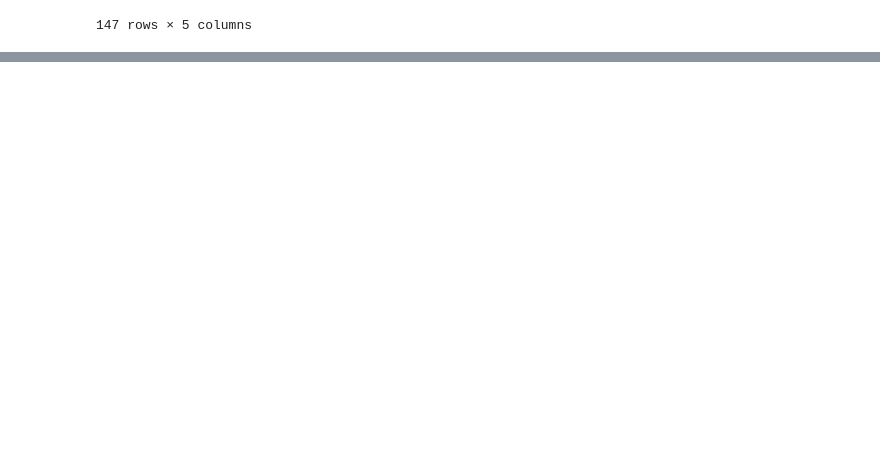
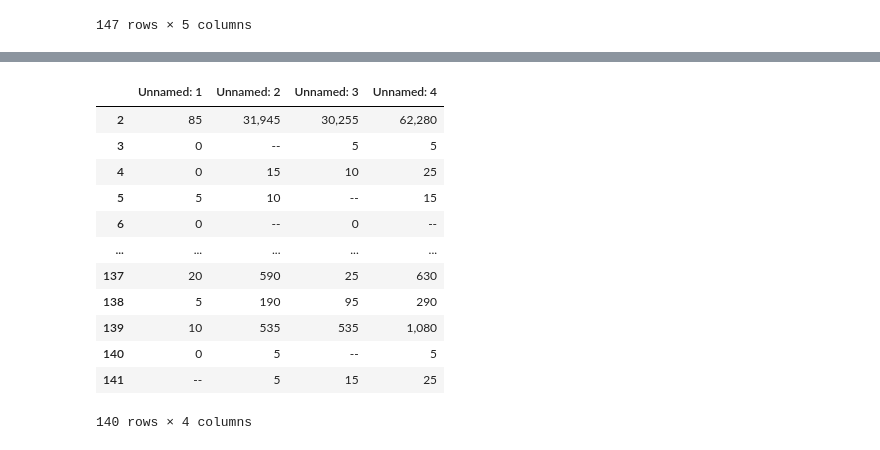
Before and after one commit to yrmo/gcinfo, a Jupyter notebook: resettled-refugees-admissions-2015-2025.ipynb, the cells around one changed output, grey strips where cells are left out. Drawn from its saved outputs; the diff is of its cells as text; code cells hidden in the pictures; blank space fills up the shorter version.

```diff
--- a/resettled-refugees-admissions-2015-2025.ipynb
+++ b/resettled-refugees-admissions-2015-2025.ipynb
@@ -42,0 +75,17 @@ Using cached file: cache\EN_ODP-Resettled_Refugees-Admissions-CITZ.xlsx
+# %%
+blended_government_assisted_privately_sponsored_total_refugee = df.iloc[2:142,1:]
+blended_government_assisted_privately_sponsored_total_refugee
+# %% [output]
+|  | Unnamed: 1 | Unnamed: 2 | Unnamed: 3 | Unnamed: 4 |
+| 2 | 85 | 31,945 | 30,255 | 62,280 |
+| 3 | 0 | -- | 5 | 5 |
+| 4 | 0 | 15 | 10 | 25 |
+| 5 | 5 | 10 | -- | 15 |
+| 6 | 0 | -- | 0 | -- |
+| ... | ... | ... | ... | ... |
+| 137 | 20 | 590 | 25 | 630 |
+| 138 | 5 | 190 | 95 | 290 |
+| 139 | 10 | 535 | 535 | 1,080 |
+| 140 | 0 | 5 | -- | 5 |
+| 141 | -- | 5 | 15 | 25 |
+140 rows × 4 columns
```
Also changed, not shown: parts of 3 cells of this notebook.
